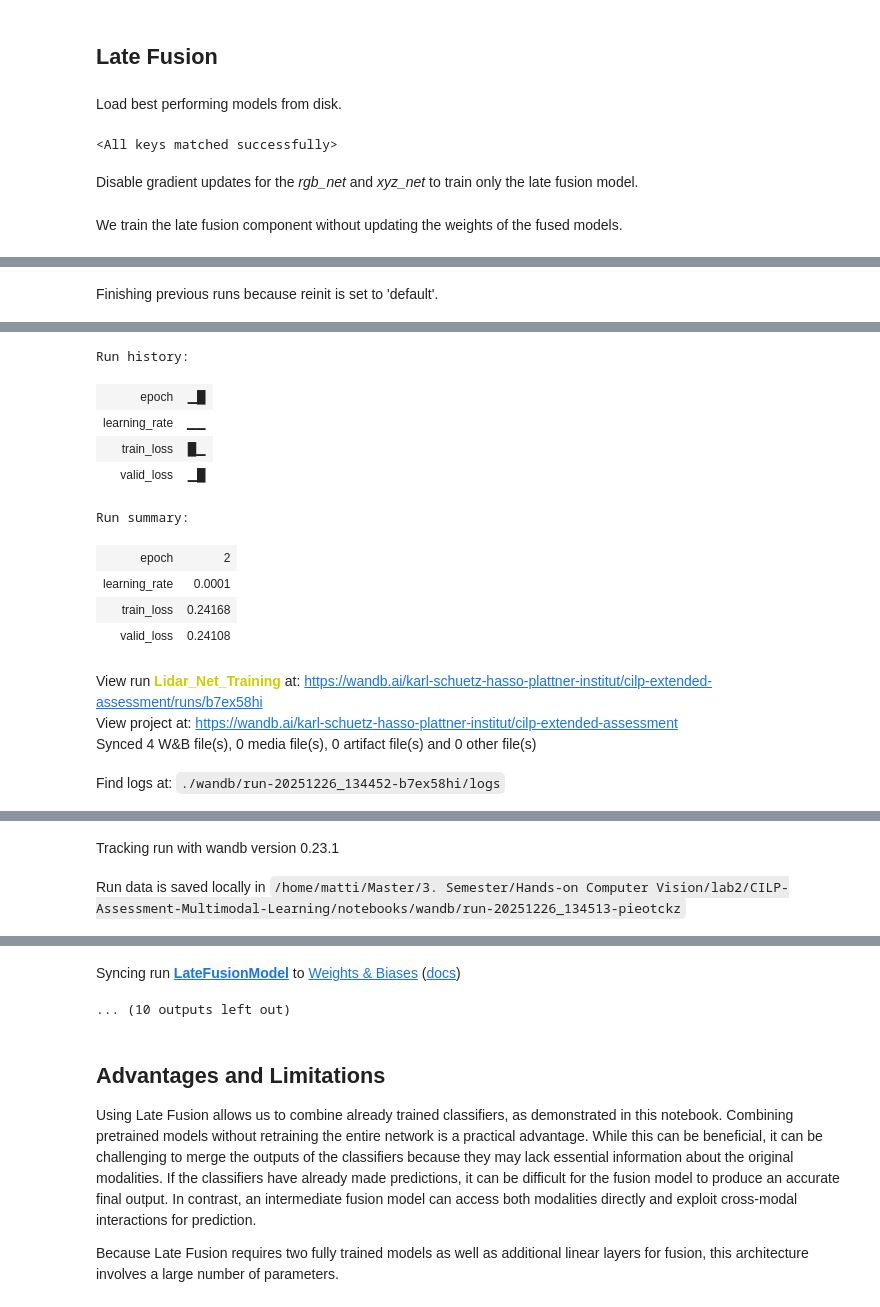
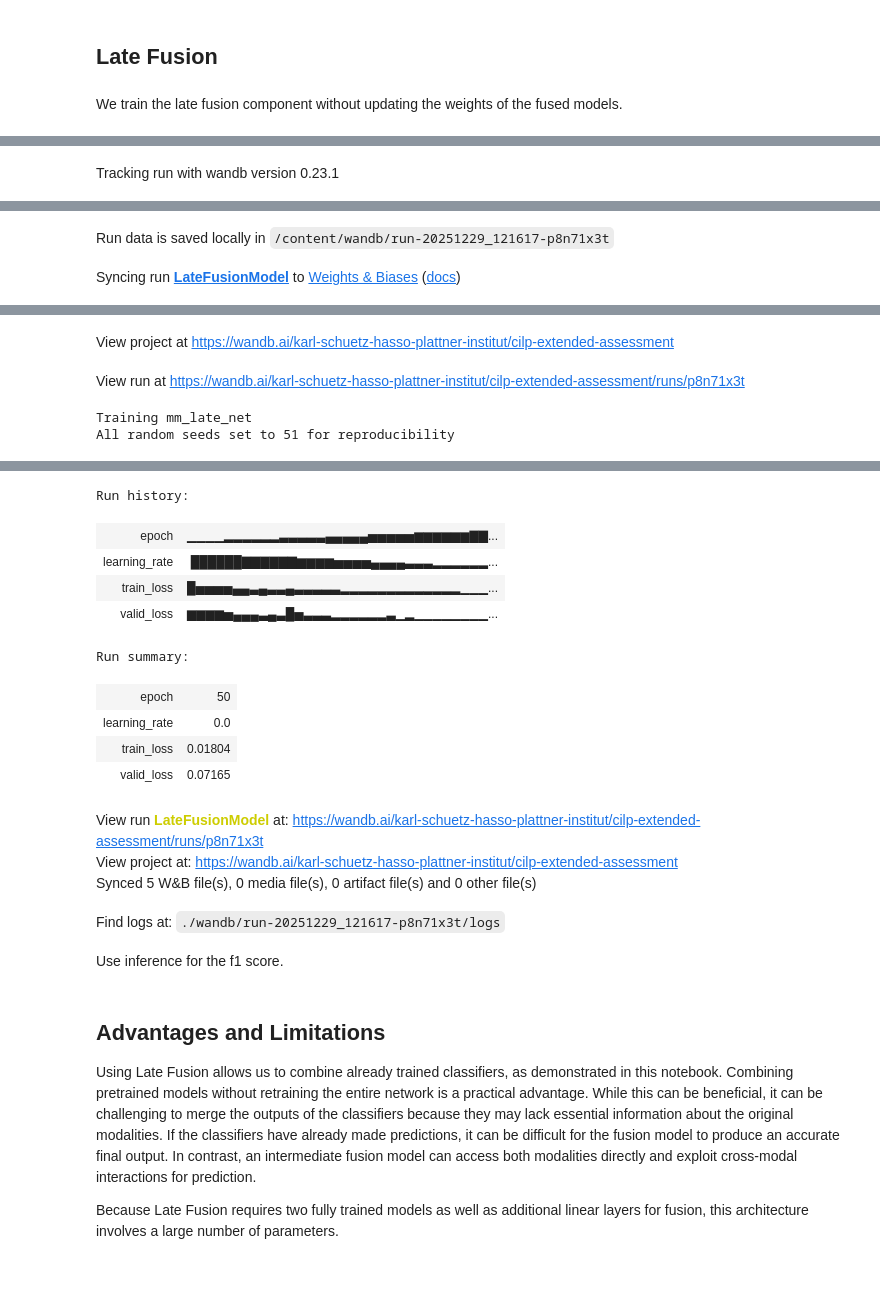
Before and after one commit to CarloColumbo/CILP-Assessment-Multimodal-Learning, a Jupyter notebook: notebooks/02_fusion_comparison.ipynb, the cells around one changed output, grey strips where cells are left out. Cells and saved outputs as stored; diff of their text form; code cells hidden in the pictures; blank space fills up the shorter version.

```diff
--- a/notebooks/02_fusion_comparison.ipynb
+++ b/notebooks/02_fusion_comparison.ipynb
@@ -423,11 +445,2 @@ Syncing run Lidar_Net_Training to Weights & Biases (docs)
 # %% [markdown]
 ## Late Fusion
-# %% [markdown]
-Load best performing models from disk.
-# %%
-rgb_net.load_state_dict(torch.load(rgb_save_path))
-xyz_net.load_state_dict(torch.load(xyz_save_path))
-# %% [output]
-<All keys matched successfully>
-# %% [markdown]
-Disable gradient updates for the *rgb_net* and *xyz_net* to train only the late fusion model.
@@ -440,14 +447,13 @@ for network in networks:
 # %% [markdown]
 We train the late fusion component without updating the weights of the fused models.
 # %%
-epochs = 2
-
 gpu_mem_before = torch.cuda.memory_allocated()
-mm_late_net = LateFusionModel(rgb_net, xyz_net).to(device)
+mm_late_net = LateFusionModel(rgb_in_ch=4, lidar_in_ch=4).to(device)
 gpu_mem_after = torch.cuda.memory_allocated()
 
-mm_late_opt = Adam(mm_late_net.parameters(), lr=0.0001)
-mm_late_save_path = Path.cwd().parent / "checkpoints" / "02_mm_late_net.pth"
+mm_late_opt = Adam(mm_late_net.parameters(), lr=1e-3)
+mm_late_scheduler = CosineAnnealingLR(mm_late_opt, T_max=epochs, eta_min=1e-6)
+mm_late_save_path = PROJECT_PATH / "checkpoints" / "02_mm_late_net.pth"
 mm_late_run = wandb.init(project=PROJECT_NAME, name=f"{LateFusionModel.__name__}")
 
 print("Training mm_late_net")
@@ -462,22 +468,9 @@ mm_late_train_loss, mm_late_valid_loss, mm_late_train_time = train_model(
     val_dataloader,
     save_path=mm_late_save_path,
     run=mm_late_run,
+    scheduler=mm_late_scheduler,
 )
 mm_late_num_params = mm_late_net.get_number_of_parameters() / 1e6  # in millions
 
-# Include the training times and epochs of the individual networks
-mm_late_train_time += rgb_train_time + xyz_train_time
-epochs += epochs_rgb + epochs_xyz
-
-table.append([
-    "Late Fusion",
-    np.min(mm_late_valid_loss),
-    mm_late_num_params,
-    mm_late_train_time / epochs,
-    (gpu_mem_after - gpu_mem_before + gpu_mem_rgb + gpu_mem_xyz) / (1024 ** 2),
-])
-
 mm_late_run.finish()
-
-del mm_late_net, mm_late_opt, rgb_net, xyz_net, rgb_opt, xyz_opt
 # %% [output]
@@ -484 +478 @@ del mm_late_net, mm_late_opt, rgb_net, xyz_net, rgb_opt, xyz_opt
-Finishing previous runs because reinit is set to 'default'.
+Tracking run with wandb version 0.23.1
@@ -486,14 +479,2 @@ Finishing previous runs because reinit is set to 'default'.
-Run history:
-| epoch | ▁█ |
-| learning_rate | ▁▁ |
-| train_loss | █▁ |
-| valid_loss | ▁█ |
-Run summary:
-| epoch | 2 |
-| learning_rate | 0.0001 |
-| train_loss | 0.24168 |
-| valid_loss | 0.24108 |
-View run Lidar_Net_Training at: https://wandb.ai/karl-schuetz-hasso-plattner-institut/cilp-extended-assessment/runs/b7ex58hi
-View project at: https://wandb.ai/karl-schuetz-hasso-plattner-institut/cilp-extended-assessment
-Synced 4 W&B file(s), 0 media file(s), 0 artifact file(s) and 0 other file(s)
+Run data is saved locally in /content/wandb/run-20251229_121617-p8n71x3t
-Find logs at: ./wandb/run-20251226_134452-b7ex58hi/logs
+Syncing run LateFusionModel to Weights & Biases (docs)
@@ -501,2 +481,4 @@ Find logs at: ./wandb/run-20251226_134452-b7ex58hi/logs
-Tracking run with wandb version 0.23.1
+View project at https://wandb.ai/karl-schuetz-hasso-plattner-institut/cilp-extended-assessment
-Run data is saved locally in /home/matti/Master/3. Semester/Hands-on Computer Vision/lab2/CILP-Assessment-Multimodal-Learning/notebooks/wandb/run-20251226_134513-pieotckz
+View run at https://wandb.ai/karl-schuetz-hasso-plattner-institut/cilp-extended-assessment/runs/p8n71x3t
+Training mm_late_net
+All random seeds set to 51 for reproducibility
@@ -503,2 +486,16 @@ Run data is saved locally in /home/matti/Master/3. Semester/Hands-on Computer Vi
+Run history:
+| epoch | ▁▁▁▁▂▂▂▂▂▂▃▃▃▃▃▄▄▄▄▄▅▅▅▅▅▆▆▆▆▆▆▇▇... |
+| learning_rate | ██████▇▇▇▇▇▇▆▆▆▆▅▅▅▅▄▄▄▄▃▃▃▂▂▂▂▂▂... |
+| train_loss | █▅▅▅▅▄▄▃▄▃▃▄▃▃▃▃▃▂▂▂▂▂▂▂▂▂▂▂▂▂▁▁▁... |
+| valid_loss | ▆▆▆▆▅▄▄▄▃▄▃█▅▃▃▃▂▂▂▂▂▂▃▁▂▁▁▁▁▁▁▁▁... |
+Run summary:
+| epoch | 50 |
+| learning_rate | 0.0 |
+| train_loss | 0.01804 |
+| valid_loss | 0.07165 |
-Syncing run LateFusionModel to Weights & Biases (docs)
+View run LateFusionModel at: https://wandb.ai/karl-schuetz-hasso-plattner-institut/cilp-extended-assessment/runs/p8n71x3t
+View project at: https://wandb.ai/karl-schuetz-hasso-plattner-institut/cilp-extended-assessment
+Synced 5 W&B file(s), 0 media file(s), 0 artifact file(s) and 0 other file(s)
-... (10 outputs left out)
+Find logs at: ./wandb/run-20251229_121617-p8n71x3t/logs
+# %% [markdown]
+Use inference for the f1 score.
```
Also changed, not shown: parts of 29 cells of this notebook, 6 other files.
